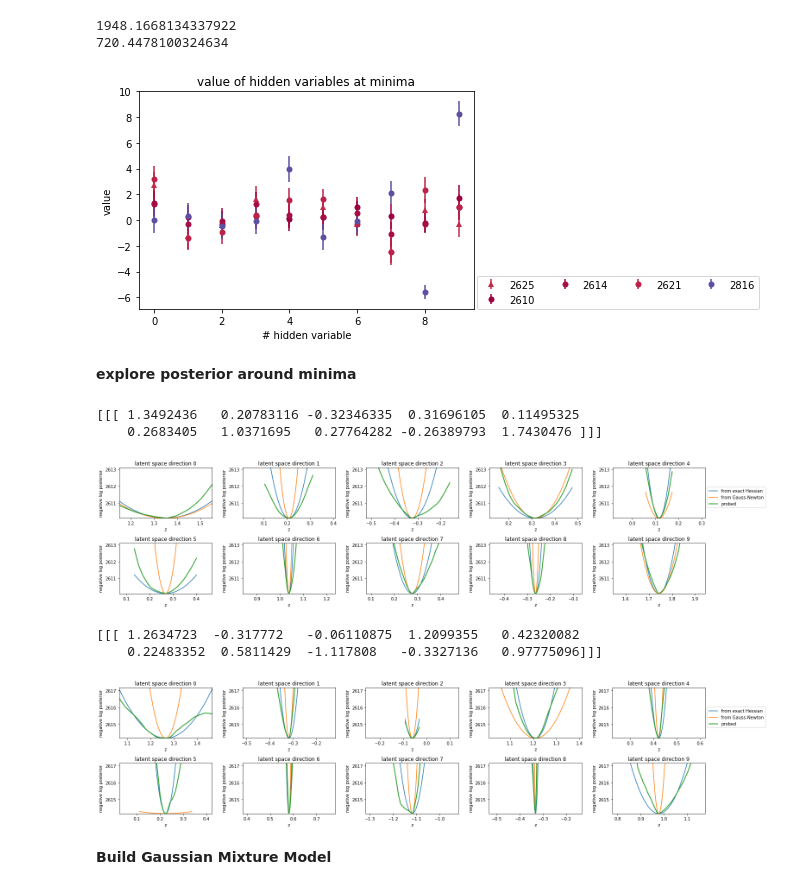
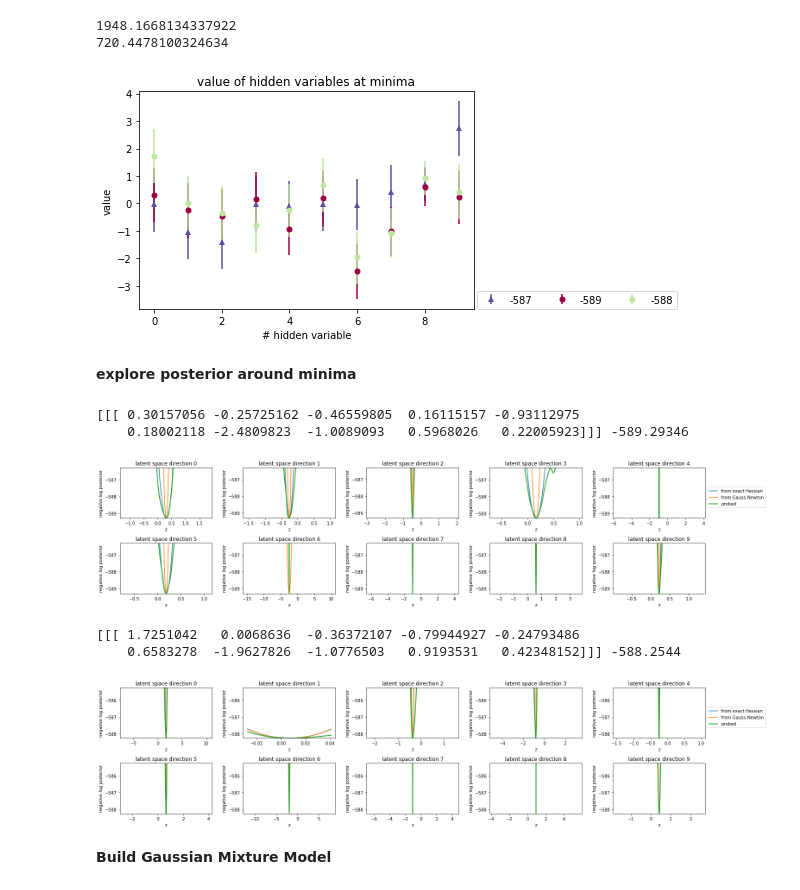
Before and after one commit to VMBoehm/DeNoPa, a Jupyter notebook: MNISTInpainting_annealing.ipynb, the cells around one changed output. Drawn from its saved outputs; the diff is of its cells as text; code cells hidden in the pictures.

Commit message:
signal dependent noise results

```diff
--- a/MNISTInpainting_annealing.ipynb
+++ b/MNISTInpainting_annealing.ipynb
@@ -1322,7 +937,7 @@ array([0.6, 0.6, 0.6, 0.6, 0.6, 0.6, 0.6, 0.6, 0.6, 0.6, 0.6, 0.6, 0.6,
 # %%
 mini_ini=[]
 np.random.seed(28)
-for ii in range(15):
+for ii in range(20):
   if ii ==1:
       mini_ini+=[np.zeros((batch_size2*hidden_size)).reshape((batch_size2,hidden_size))+1e-8]
   elif ii==0:
@@ -1414,8 +1075,8 @@ print(pos_def)
 # print(pos_def)
 map_minima = np.asarray(map_minima)
 l_minima   = np.asarray(l_minima)
-l_minima_pos_def   = l_minima[pos_def]
-map_minima_pos_def = map_minima[pos_def]
+#l_minima_pos_def   = l_minima[pos_def]
+#map_minima_pos_def = map_minima[pos_def]
 plt.figure()
 plt.title('Finding Minima')
 plt.plot(0,l_minima[0],ls='',marker='o',label='start from truth')
@@ -1424,6 +1085,6 @@ plt.plot(np.arange(len(map_minima_pos_def))+2,l_minima_pos_def,ls='',marker='o',
 plt.xlabel('# iteration')
 plt.ylabel('loss')
 plt.legend(loc=(0.3,0.5))
-plt.savefig(plot_path+'minimzation_results_xmin%d_xmax%d_new_sigma.png'%(minx,maxx),bbox_inches='tight')
+plt.savefig(plot_path+'minimzation_results_xmin%d_xmax%d_masked_and_new_sigmas.png'%(minx,maxx),bbox_inches='tight')
 plt.show()
 # %% [output]
@@ -1431,10 +1092,10 @@ plt.show()
 # %%
 import pickle
 try:
-  l_minima,map_minima,l_minima_pos_def,map_minima_pos_def = pickle.load(open(minima_path+'nvp_minima_xmin%d_xmax%d_new_sigma.pkl'%(minx,maxx),'rb'))
+  l_minima,map_minima,l_minima_pos_def,map_minima_pos_def = pickle.load(open(minima_path+'nvp_minima_xmin%d_xmax%d_new_sigma_masked.pkl'%(minx,maxx),'rb'))
   #l_minima,map_minima = pickle.load(open(minima_path+'nvp_minima_xmin%d_xmax%d.pkl'%(minx,maxx),'rb'))
 except:
-  pickle.dump([l_minima,map_minima,l_minima_pos_def,map_minima_pos_def],open(minima_path+'nvp_minima_xmin%d_xmax%d_new_sigma.pkl'%(minx,maxx),'wb'))
+  pickle.dump([l_minima,map_minima,l_minima_pos_def,map_minima_pos_def],open(minima_path+'nvp_minima_xmin%d_xmax%d_new_sigma_masked.pkl'%(minx,maxx),'wb'))
 
 map_minima = np.asarray(map_minima)
 l_minima   = np.asarray(l_minima)
@@ -1478,0 +1102,6 @@ np.sum((np.squeeze(data)[np.where(mask==1)]-np.squeeze(mean_at_map)[np.where(mas
+# %%
+print(l_minima_pos_def[0])
+_ = sess.run(MAP_reset,feed_dict={input_data: data, MAP_ini:map_minima_pos_def[0][0], sigma_corr:sigma_new})
+  #get mean without mask
+mean_at_map = sess.run(get_likelihood(MAP)[1],feed_dict={input_data: data, sigma_corr:sigma_new})
+np.sum((np.squeeze(data)[np.where(mask==1)]-np.squeeze(mean_at_map)[np.where(mask==1)])**2/np.squeeze(sigma_new)[np.where(mask==1)]**2)
@@ -1649,58 +1296,58 @@ print(data_dim/2*np.log(2*np.pi))
 720.4478100324634
 # %%
 # check if minima are distinct
-order = np.argsort(l_minima_pos_def)
+order              = np.argsort(l_minima_pos_def)
 map_minima_pos_def = np.asarray(map_minima_pos_def[order])
 l_minima_pos_def   = np.asarray(l_minima_pos_def[order])
-varis      = np.asarray(varis)
+varis              = np.asarray(varis)
 
-colors = matplotlib.colors.Normalize(vmin=min(l_results), vmax=max(l_results))
-cmap = matplotlib.cm.get_cmap('Spectral')
+colors = matplotlib.colors.Normalize(vmin=min(l_results[0:3]), vmax=max(l_results[0:3]))
+cmap   = matplotlib.cm.get_cmap('Spectral')
 
 plt.title('value of hidden variables at minima')
-for ii in range(len(results)):
+for ii in range(len(results)-5):
   yerr_= np.sqrt(varis[ii,0])
   if ii ==0:
     plt.errorbar(np.arange(hidden_size),np.squeeze(results[ii]), marker='^',ls='', c=cmap(colors(l_results[ii])), mew=0, yerr=yerr_, label ='%d'%l_results[ii])
   else:
     plt.errorbar(np.arange(hidden_size),np.squeeze(results[ii]), marker='o',ls='', c=cmap(colors(l_results[ii])), mew=0, yerr=yerr_, label ='%d'%l_results[ii])
 plt.legend(ncol=4, loc=(1.01,0))
 plt.xlabel('# hidden variable')
 plt.ylabel('value')
 plt.savefig(plot_path+'minima_xmin%d_xmax%d_noannealing.png'%(minx,maxx),bbox_inches='tight')
 plt.show()
 
 
 # plt.title('value of hidden variables at minima')
 # for ii in range(len(results[0:3])):
 #   yerr_= np.sqrt(varis[ii,0])
 #   if ii ==0:
 #     plt.errorbar(np.arange(hidden_size),np.squeeze(results[ii]), marker='^',ls='', c=cmap(colors(l_results[ii])), mew=0, yerr=yerr_, label ='%d'%l_results[ii])
 #   else:
 #     plt.errorbar(np.arange(hidden_size),np.squeeze(results[ii]), marker='o',ls='', c=cmap(colors(l_results[ii])), mew=0, yerr=yerr_, label ='%d'%l_results[ii])
 # plt.legend(ncol=4, loc=(1.01,0))
 # plt.xlabel('# hidden variable')
 # plt.ylabel('value')
 # plt.savefig(plot_path+'minima_xmin%d_xmax%d_only_two.png'%(minx,maxx),bbox_inches='tight')
 # plt.show()
 # %% [output]
-[figure, old version]
+[figure, new version]
 # %% [markdown]
 **explore posterior around minima**
 # %%
-order     = np.append(np.argsort(l_minima_pos_def)[0],np.argsort(l_minima_pos_def)[1])
+order     = np.argsort(l_minima_pos_def)[0:2]
 
 # testing Hessian
 for ii,ini_ in enumerate(map_minima_pos_def[order]):
-  print(ini_)
+  print(ini_, l_minima_pos_def[order][ii])
   # go through minima
-  _ = sess.run(MAP_reset,feed_dict={x_corr: data, MAP_ini:ini_[0], sigma_corr:sigma_new})
+  _ = sess.run(MAP_reset,feed_dict={input_data: data, MAP_ini:ini_[0], sigma_corr:sigma_new})
   # Laplace approximation with approximate Hessian
-  _ = sess.run(update2,feed_dict={x_corr: data, sigma_corr:sigma_new, MAP_ini:ini_[0]})
-  _ = sess.run(update3,feed_dict={x_corr: data, sigma_corr:sigma_new, MAP_ini:ini_[0], true_hess:True})
-  measured_hessian = sess.run(hess2,feed_dict={x_corr: data, sigma_corr:sigma_new, true_hess:True})
-  GN_hessian = sess.run(hess_approx,feed_dict={x_corr: data, sigma_corr:sigma_new, true_hess:False})
-  ll0 = sess.run(posterior_MAP,feed_dict={x_corr: data, MAP_ini:ini_[0], sigma_corr:sigma_new})
+  _ = sess.run(update2,feed_dict={input_data: data,mymask:mask, sigma_corr:sigma_new, MAP_ini:ini_[0]})
+  _ = sess.run(update3,feed_dict={input_data: data,mymask:mask, sigma_corr:sigma_new, MAP_ini:ini_[0], true_hess:True})
+  measured_hessian = sess.run(hess2,feed_dict={input_data: data,mymask:mask, sigma_corr:sigma_new, true_hess:True})
+  GN_hessian = sess.run(hess_approx,feed_dict={input_data: data,mymask:mask, sigma_corr:sigma_new, true_hess:False})
+  ll0 = sess.run(loss_MAP[0],feed_dict={input_data: data,mymask:mask, MAP_ini:ini_[0], sigma_corr:sigma_new})
   plt.figure(figsize=(20,5))
 
   for nn in np.arange(hidden_size):
@@ -1722,27 +1369,28 @@ for ii,ini_ in enumerate(map_minima_pos_def[order]):
     title('latent space direction %d'%nn)
     for jj in np.arange(1001):
       delta_z = np.zeros_like(ini_[0])
-      delta_z[:,nn] = (0.001*(jj-501))*ini_[0][:,nn]
+      delta_z[:,nn] = (0.01*(jj-501))*ini_[0][:,nn]
       new_ini = ini_[0]+delta_z
-      _ = sess.run(MAP_reset,feed_dict={x_corr: data, MAP_ini:new_ini, sigma_corr:sigma_new})
-      ll = sess.run(posterior_MAP,feed_dict={x_corr: data, MAP_ini:new_ini, sigma_corr:sigma_new})
-      losses.append(-ll)
+      _ = sess.run(MAP_reset,feed_dict={input_data: data,mymask:mask, MAP_ini:new_ini, sigma_corr:sigma_new})
+      ll = sess.run(loss_MAP[0],feed_dict={input_data: data,mymask:mask, MAP_ini:new_ini, sigma_corr:sigma_new})
+      losses.append(ll)
 
 
 
 
-    plt.plot(ini_[0][:,nn]+(0.001*(np.arange(1001)-501))*ini_[0][:,nn],-ll0+B*((0.001*(np.arange(1001)-501))*ini_[0][:,nn])**2,label='from exact Hessian')
+    plt.plot(ini_[0][:,nn]+(0.01*(np.arange(1001)-501))*ini_[0][:,nn],ll0+B*((0.01*(np.arange(1001)-501))*ini_[0][:,nn])**2,label='from exact Hessian')
     #plt.plot(z_VI+VI_mean[0,nn],-ll0+VIm*z_VI**2,label='from mean field VI', color='tomato')
     #plt.plot(z_VIf+VI_f_mean[0,nn],-ll0+VImf*z_VIf**2,label='from full rank VI', color='darkblue')
-    plt.plot(ini_[0][:,nn]+(0.001*(np.arange(1001)-501))*ini_[0][:,nn],-ll0+GN*((0.001*(np.arange(1001)-501))*ini_[0][:,nn])**2,label='from Gauss-Newton')
-    plt.plot(ini_[0][:,nn]+(0.001*(np.arange(1001)-501))*ini_[0][:,nn],losses,label='probed', lw=2)
+    plt.plot(ini_[0][:,nn]+(0.01*(np.arange(1001)-501))*ini_[0][:,nn],ll0+GN*((0.01*(np.arange(1001)-501))*ini_[0][:,nn])**2,label='from Gauss-Newton')
+    #print(losses)
+    plt.plot(ini_[0][:,nn]+(0.01*(np.arange(1001)-501))*ini_[0][:,nn],losses,label='probed', lw=2)
 
 
     plt.xlabel('z')
     plt.ylabel('negative log posterior')
-    plt.ylim(-ll0,-ll0+3)
+    plt.ylim(min(losses),min(losses)+3)
 #     if nn in [0,1]:
-    plt.xlim(ini_[0][:,nn]-0.2, ini_[0][:,nn]+0.2)
+#    plt.xlim(ini_[0][:,nn]-0.02, ini_[0][:,nn]+0.02)
 #     elif nn in [2,3,4,5,6,9]:
 #       plt.xlim(ini_[0][:,nn]-0.1, ini_[0][:,nn]+0.1)
 #     elif nn in [7,8]:
@@ -1752,15 +1400,15 @@ for ii,ini_ in enumerate(map_minima_pos_def[order]):
 
 
 
-  plt.savefig(plot_path+'probing_posterior_xmin%d_xmax%d_noVI_start0_rescaled_noannealing_loss%d.png'%(minx,maxx,-ll0),bbox_inches='tight')
+  plt.savefig(plot_path+'probing_posterior_xmin%d_xmax%d_newlikelihood_loss%d_zoomout.png'%(minx,maxx,-ll0),bbox_inches='tight')
   plt.show()
 # %% [output]
-[[[ 1.3492436   0.20783116 -0.32346335  0.31696105  0.11495325
-    0.2683405   1.0371695   0.27764282 -0.26389793  1.7430476 ]]]
+[[[ 0.30157056 -0.25725162 -0.46559805  0.16115157 -0.93112975
+    0.18002118 -2.4809823  -1.0089093   0.5968026   0.22005923]]] -589.29346
-[figure, old version]
+[figure, new version]
-[[[ 1.2634723  -0.317772   -0.06110875  1.2099355   0.42320082
-    0.22483352  0.5811429  -1.117808   -0.3327136   0.97775096]]]
+[[[ 1.7251042   0.0068636  -0.36372107 -0.79944927 -0.24793486
+    0.6583278  -1.9627826  -1.0776503   0.9193531   0.42348152]]] -588.2544
-[figure, old version]
+[figure, new version]
 # %% [markdown]
 **Build Gaussian Mixture Model**
 # %%
```
Also changed, not shown: parts of 46 cells of this notebook.
